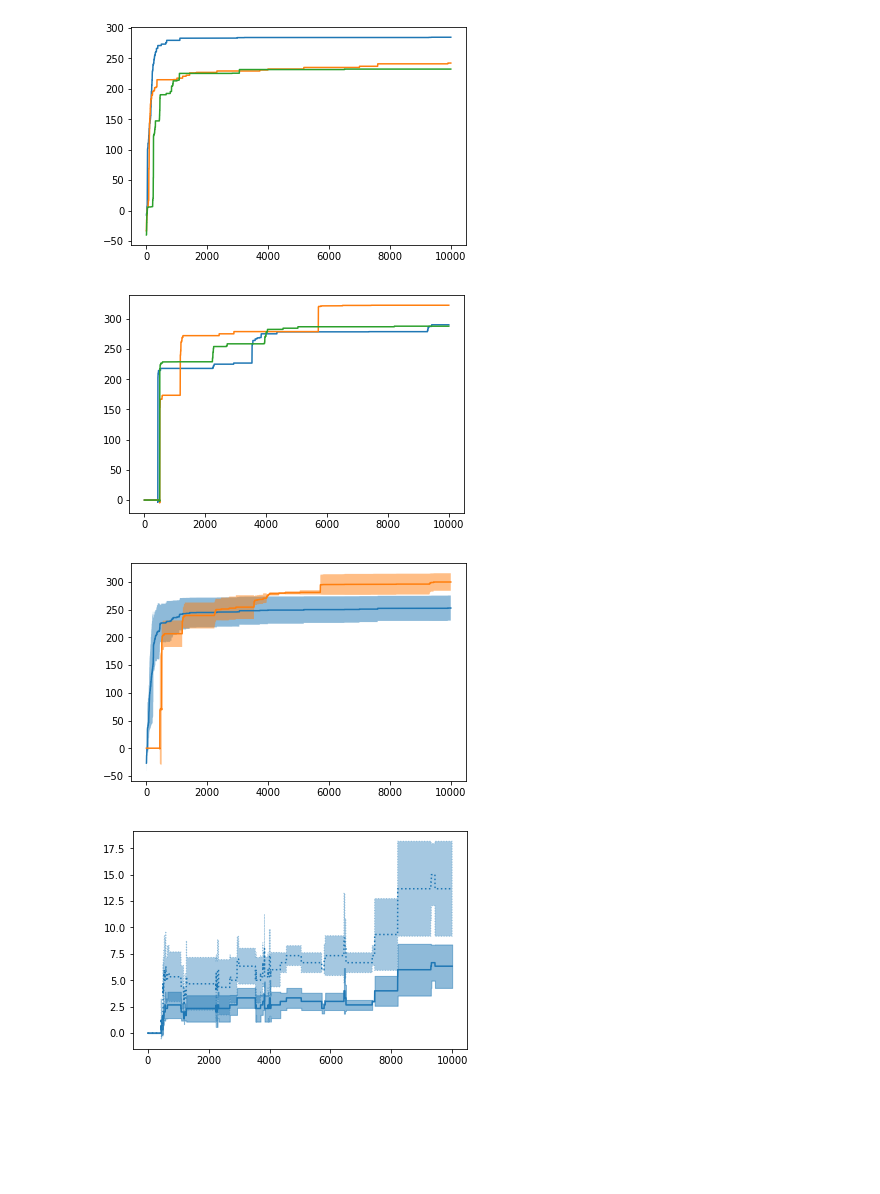
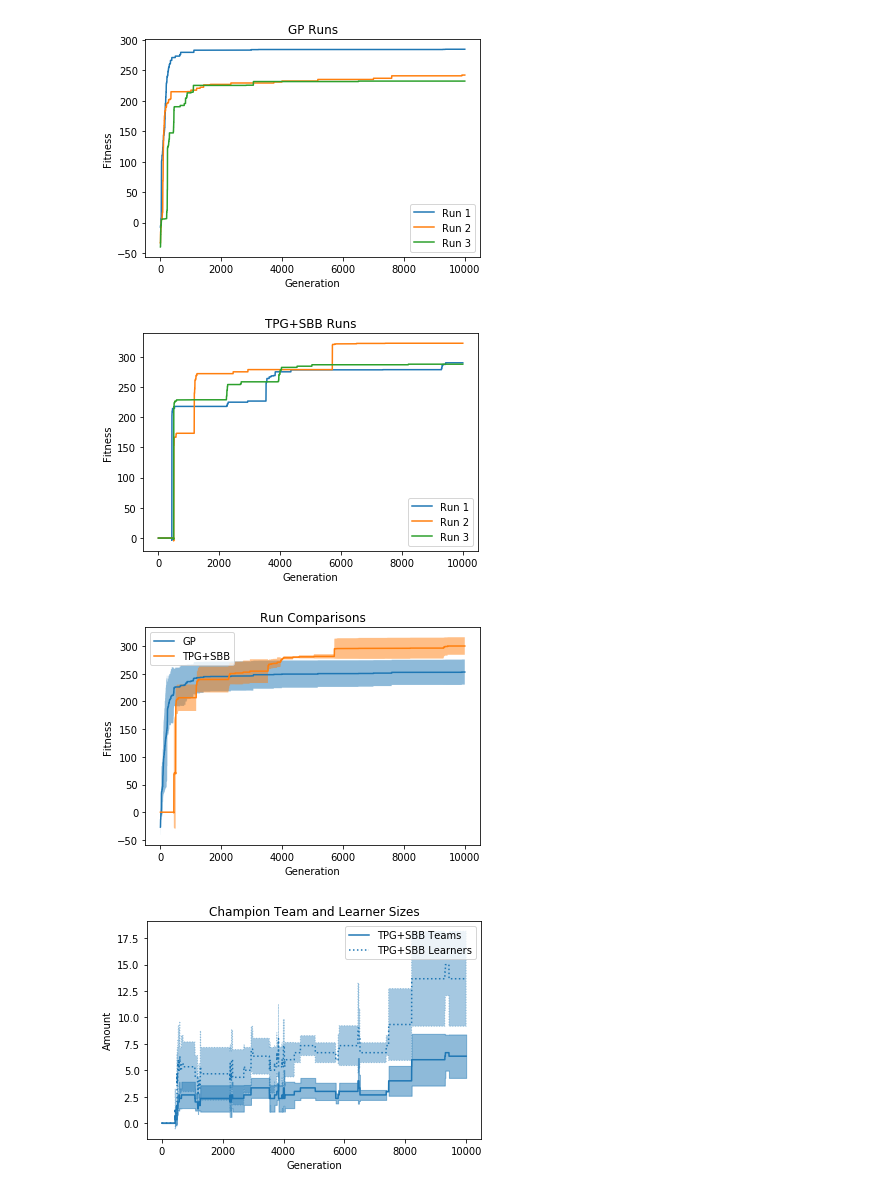
Before and after one commit to Ryan-Amaral/gp-bipedal-walker-analysis, a Jupyter notebook: basic_analysis.ipynb, the cells around one changed output. Saved outputs shown, nothing was run; the diff lists cells and outputs as text; code cells hidden in the pictures; blank space fills up the shorter version.

Commit message:
labeled graphs

```diff
--- a/basic_analysis.ipynb
+++ b/basic_analysis.ipynb
@@ -17,20 +17,32 @@ df_tpgsbb_2 = pd.read_csv("run-data/tpgsbb/2/log.csv")
 df_tpgsbb_3 = pd.read_csv("run-data/tpgsbb/3/log.csv")
 # %%
 # GP runs
-plt.plot(df_gp_1["fitness_max"].tolist()[:10000])
-plt.plot(df_gp_2["fitness_max"].tolist()[:10000])
-plt.plot(df_gp_3["fitness_max"].tolist()[:10000])
+plt.plot(df_gp_1["fitness_max"].tolist()[:10000], label="Run 1")
+plt.plot(df_gp_2["fitness_max"].tolist()[:10000], label="Run 2")
+plt.plot(df_gp_3["fitness_max"].tolist()[:10000], label="Run 3")
+
+plt.title("GP Runs")
+plt.xlabel("Generation")
+plt.ylabel("Fitness")
+plt.legend()
+
 plt.show()
 # %% [output]
-[figure, old version]
+[figure, new version]
 # %%
 # TPGSBB runs
-plt.plot(df_tpgsbb_1["fitness_max"].tolist()[:10000])
-plt.plot(df_tpgsbb_2["fitness_max"].tolist()[:10000])
-plt.plot(df_tpgsbb_3["fitness_max"].tolist()[:10000])
+plt.plot(df_tpgsbb_1["fitness_max"].tolist()[:10000], label="Run 1")
+plt.plot(df_tpgsbb_2["fitness_max"].tolist()[:10000], label="Run 2")
+plt.plot(df_tpgsbb_3["fitness_max"].tolist()[:10000], label="Run 3")
+
+plt.title("TPG+SBB Runs")
+plt.xlabel("Generation")
+plt.ylabel("Fitness")
+plt.legend()
+
 plt.show()
 # %% [output]
-[figure, old version]
+[figure, new version]
 # %%
 # comparison over average of runs with standard deviations
 
@@ -47,18 +59,24 @@ tpgsbb_means = np.mean(tpgsbb_arr, axis=0)
 tpgsbb_stds = np.std(tpgsbb_arr, axis=0)
 
 
-plt.plot(gp_means)
+plt.plot(gp_means, label="GP")
 plt.fill_between(range(10000),
                  gp_means-gp_stds, gp_means+gp_stds,
                 alpha=0.5)
 
-plt.plot(tpgsbb_means)
+plt.plot(tpgsbb_means, label="TPG+SBB")
 plt.fill_between(range(10000),
                  tpgsbb_means-tpgsbb_stds, tpgsbb_means+tpgsbb_stds,
                 alpha=0.5)
+
+plt.title("Run Comparisons")
+plt.xlabel("Generation")
+plt.ylabel("Fitness")
+plt.legend()
+
 plt.show()
 # %% [output]
-[figure, old version]
+[figure, new version]
 # %%
 # comparison of champion team and learner sizes
 
@@ -75,19 +93,24 @@ tpgsbb_learners_means = np.mean(tpgsbb_learners_arr, axis=0)
 tpgsbb_learners_stds = np.std(tpgsbb_learners_arr, axis=0)
 
 
-plt.plot(tpgsbb_teams_means, color=colors[0])
+plt.plot(tpgsbb_teams_means, color=colors[0], label="TPG+SBB Teams")
 plt.fill_between(range(10000),
                  tpgsbb_teams_means-tpgsbb_teams_stds, tpgsbb_teams_means+tpgsbb_teams_stds,
                 alpha=0.5, color=colors[0])
 
-plt.plot(tpgsbb_learners_means, color=colors[0], linestyle="dotted")
+plt.plot(tpgsbb_learners_means, color=colors[0], linestyle="dotted", label="TPG+SBB Learners")
 plt.fill_between(range(10000),
                  tpgsbb_learners_means-tpgsbb_learners_stds, tpgsbb_learners_means+tpgsbb_learners_stds,
                 alpha=0.4, color=colors[0], linestyle="dotted")
 
+plt.title("Champion Team and Learner Sizes")
+plt.xlabel("Generation")
+plt.ylabel("Amount")
+plt.legend()
+
 plt.show()
 # %% [output]
-[figure, old version]
+[figure, new version]
 # %%
 # comparison of champion instruction sizes
 
```
Also changed, not shown: parts of 2 cells of this notebook.
